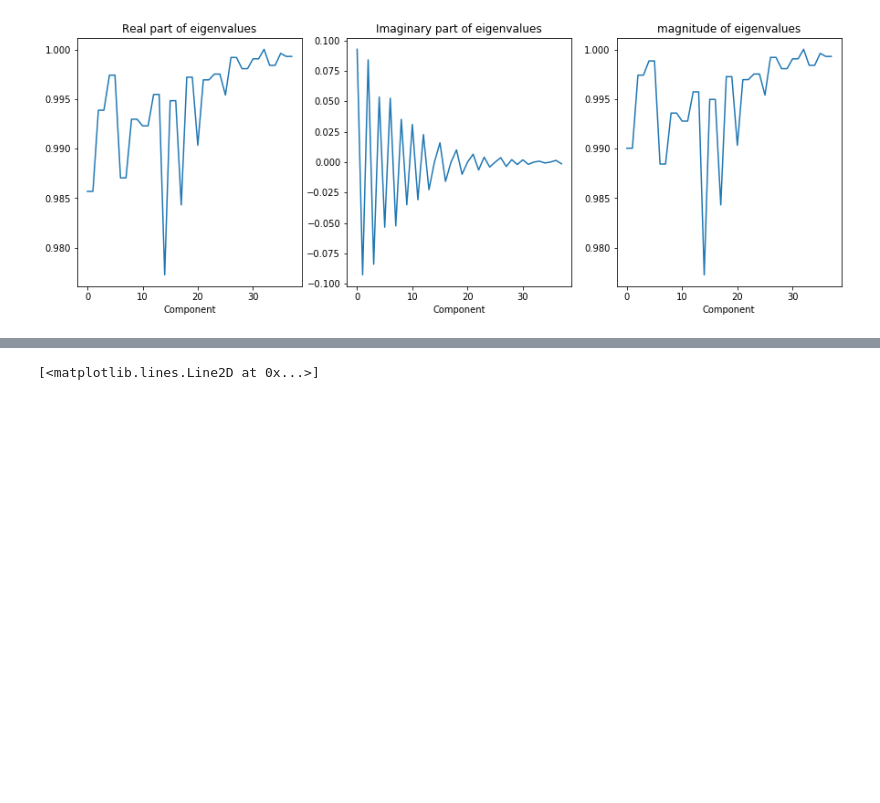
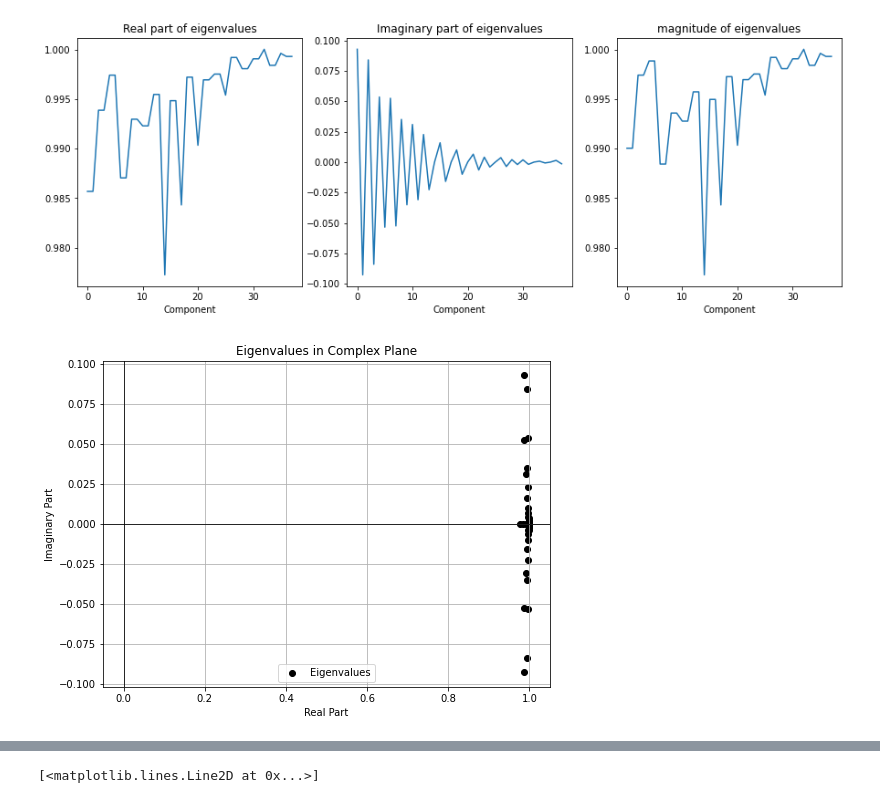
Before and after one commit to 11hoda11/fusion, a Jupyter notebook: DMD.ipynb, the cells around one changed output, grey strips where cells are left out. Saved outputs shown, nothing was run; the diff lists cells and outputs as text; code cells hidden in the pictures; blank space fills up the shorter version.

```diff
--- a/DMD.ipynb
+++ b/DMD.ipynb
@@ -127,3 +145,26 @@ axes[2].set_title('magnitude of eigenvalues')
 plt.show()
 # %% [output]
 [figure]
+# %%
+
+# Step 1: Sort eigenvalues by magnitude in descending order
+sorted_indices = np.argsort(np.abs(eigenvalues))[::-1]
+sorted_eigenvalues = eigenvalues[sorted_indices]
+
+# Step 2: Plot eigenvalues in the complex plane
+plt.figure(figsize=(8, 6))
+plt.scatter(np.real(sorted_eigenvalues), np.imag(sorted_eigenvalues), c='black', marker='o', label='Eigenvalues')
+plt.axhline(0, color='black', linewidth=0.8)
+plt.axvline(0, color='black', linewidth=0.8)
+plt.xlabel('Real Part')
+plt.ylabel('Imaginary Part')
+plt.title('Eigenvalues in Complex Plane')
+plt.grid()
+plt.legend()
+
+# Step 3: Observe the plot to identify dominant modes
+# You might see clusters or patterns that indicate dominant modes
+
+plt.show()
+# %% [output]
+[figure, added]
```
Also changed, not shown: parts of 9 cells of this notebook.
